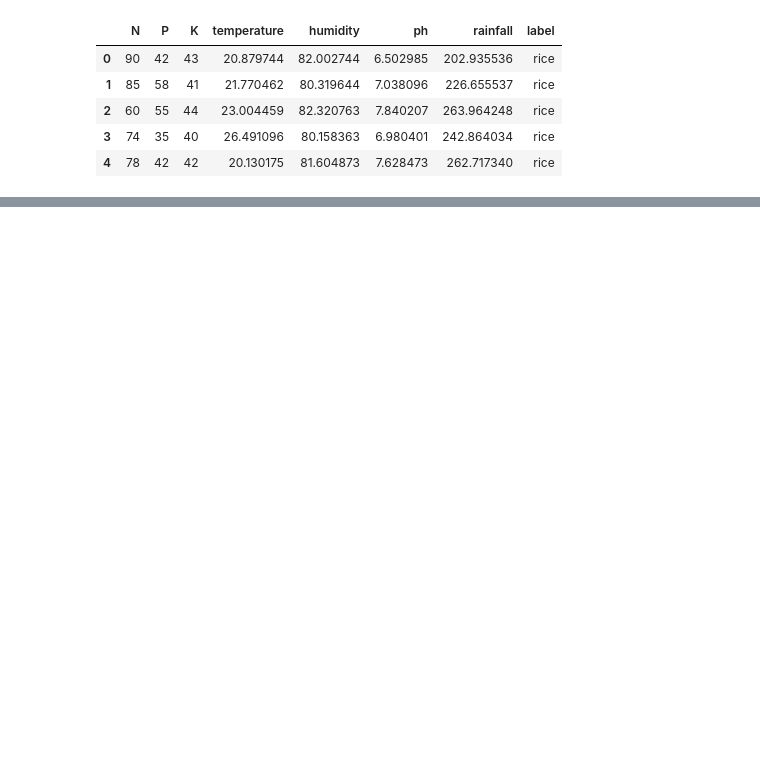
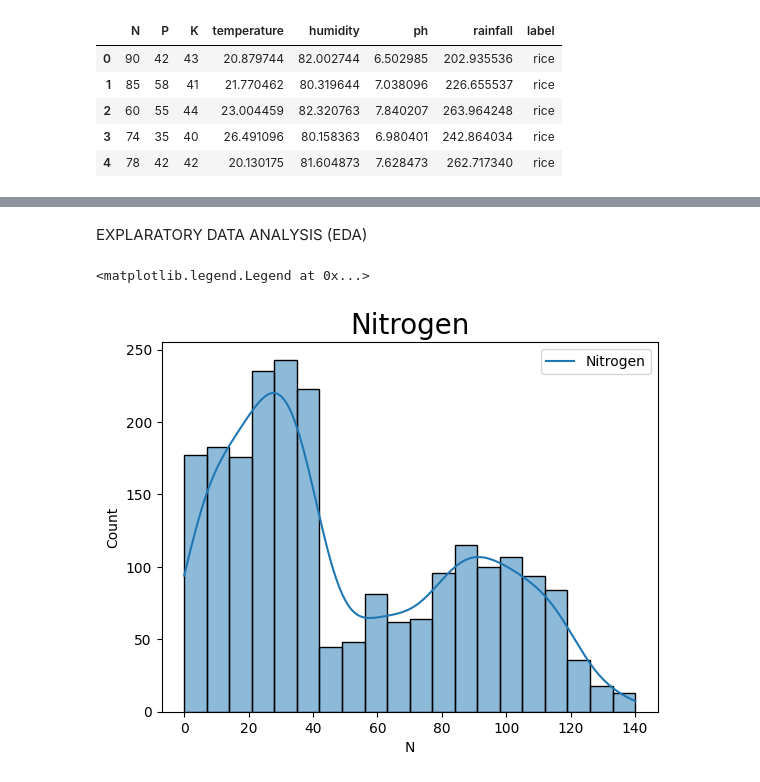
Before and after one commit to SunilPant054/Crop_Classification, a Jupyter notebook: crop_classification.ipynb, the cells around one changed output, grey strips where cells are left out. Drawn from its saved outputs; the diff is of its cells as text; code cells hidden in the pictures; blank space fills up the shorter version.

Commit message:
Visualization Completed

```diff
--- a/crop_classification.ipynb
+++ b/crop_classification.ipynb
@@ -13,0 +59,7 @@ df.head()
+# %%
+#Finding the correlation of each columns with the label
+
+
+le = LabelEncoder()
+df['label_encoded'] = le.fit_transform(df['label'])
+df.drop('label', axis=1).corr()['label_encoded']
@@ -13,0 +76,9 @@ df.head()
+# %% [markdown]
+EXPLARATORY DATA ANALYSIS (EDA)
+# %%
+sns.histplot(x=df.N, bins=20, kde=True)
+plt.title("Nitrogen", size=20)
+plt.legend(['Nitrogen'])
+# %% [output]
+<matplotlib.legend.Legend at 0x...>
+[figure, added]
```
Also changed, not shown: parts of 6 cells of this notebook.
